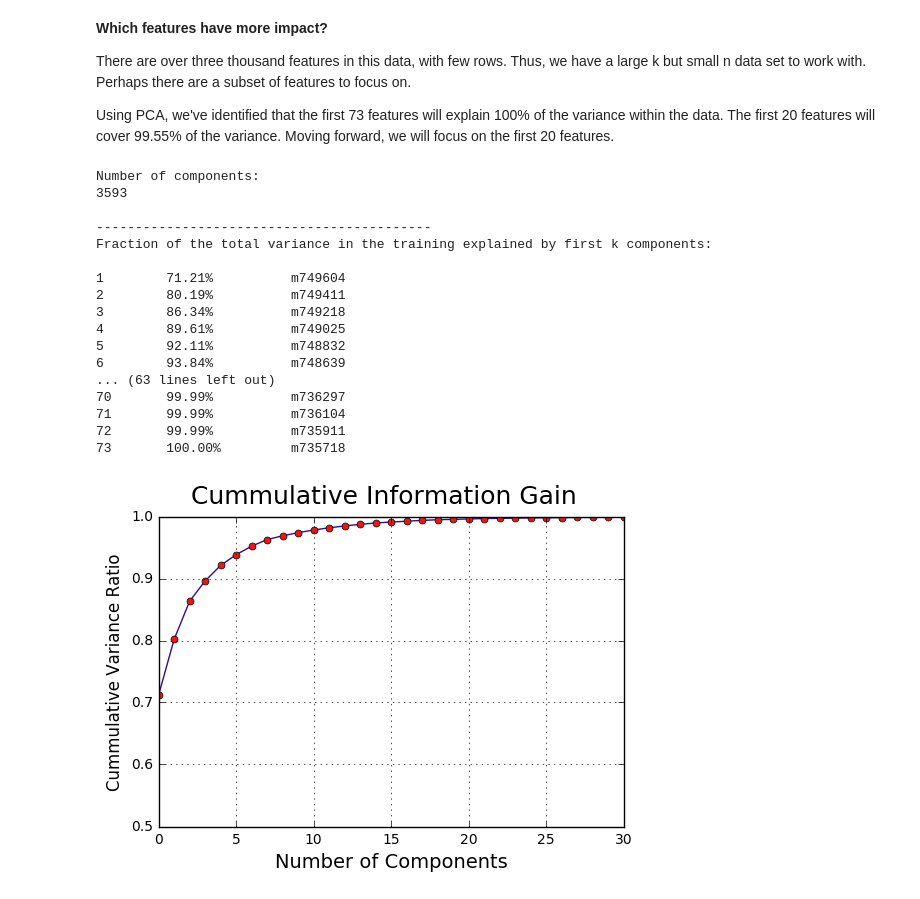
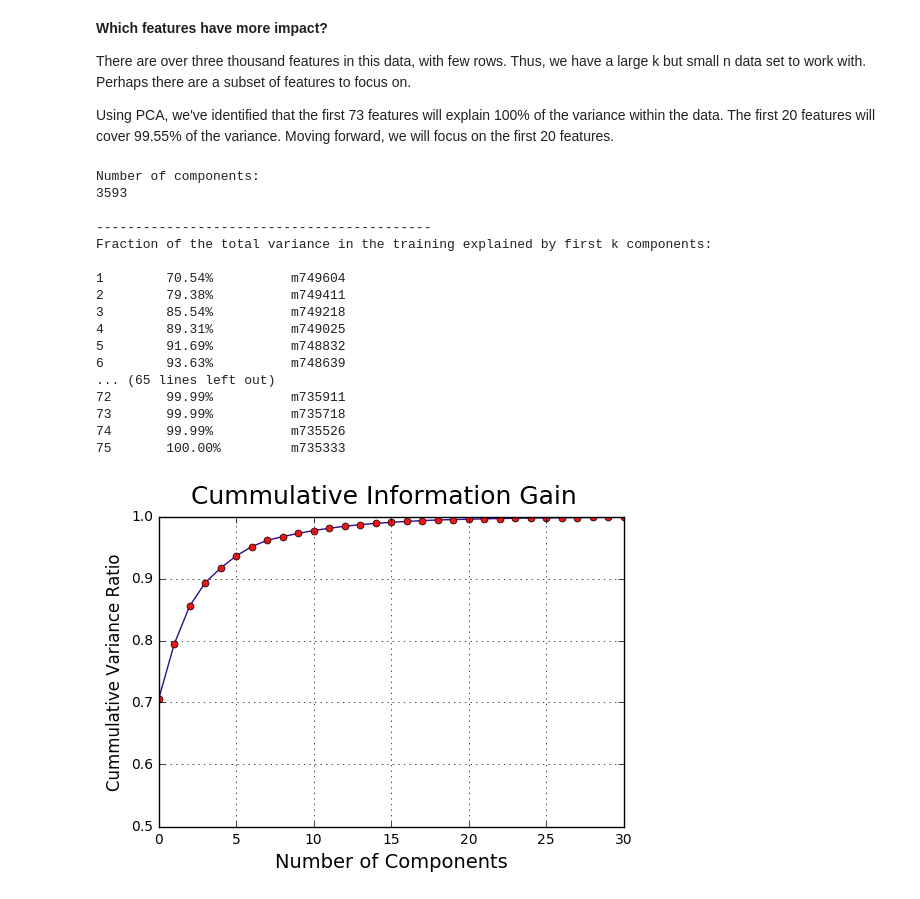
Before and after one commit to carlosscastro/kaggle_africa_soil, a Jupyter notebook: notebook/jennifer_casper_africasoil.ipynb, the cells around one changed output. Drawn from its saved outputs; the diff is of its cells as text; code cells hidden in the pictures.

```diff
--- a/notebook/jennifer_casper_africasoil.ipynb
+++ b/notebook/jennifer_casper_africasoil.ipynb
@@ -284,7 +301,7 @@ Using PCA, we've identified that the first 73 features will explain 100% of the
 # Run PCA using all of the features
 n_comp = feature_names.shape[0]
 pca_all = PCA(n_components = n_comp)
-pca_all.fit(train_data)
+pca_all.fit(X)
 
 # Check outcome attributes
 print 'Number of components: \n', pca_all.n_components_
@@ -293,42 +310,42 @@ print 'Number of components: \n', pca_all.n_components_
 #print 'Cumulative explained variance: \n', np.cumsum(pca_all.explained_variance_ratio_)
 #SANITY CHECK: print np.sum(pca_all.explained_variance_ratio_)
 #print 'Mean: \n', pca_all.mean_
 #print 'PCA components: \n', pca_all.components_
 
 # Plot the Information Gain graph
 fig = plt.figure()
 ax = fig.add_subplot(111)
 ax.plot(np.cumsum(pca_all.explained_variance_ratio_), color = '#340B8C', marker = 'o', ms = 5, mfc = '#EB1717')
 fig.suptitle('Cummulative Information Gain', fontsize=18)
 plt.xlabel('Number of Components', fontsize=14)
 plt.ylabel('Cummulative Variance Ratio', fontsize=12)
 plt.grid(True)
 ax.set_xlim([0,30])
 ax.set_ylim([0.5,1.0])
 
 # Output variance fractions
 print '\n-------------------------------------------'
 print 'Fraction of the total variance in the training explained by first k components: \n'
-for k in range(1,74):
+for k in range(1,76):
     s = sum(pca_all.explained_variance_ratio_[0:k])
     #SANITY CHECK: print np.cumsum(pca_all.explained_variance_ratio_)[k-1]
     print("%d \t %s \t %s" % (k, '{0:.2f}%'.format(s * 100), feature_names[k]))
 # %% [output]
 Number of components:
 3593
 
 -------------------------------------------
 Fraction of the total variance in the training explained by first k components:
 
-1        71.21%          m749604
-2        80.19%          m749411
-3        86.34%          m749218
-4        89.61%          m749025
-5        92.11%          m748832
-6        93.84%          m748639
-... (63 lines left out)
-70       99.99%          m736297
-71       99.99%          m736104
+1        70.54%          m749604
+2        79.38%          m749411
+3        85.54%          m749218
+4        89.31%          m749025
+5        91.69%          m748832
+6        93.63%          m748639
+... (65 lines left out)
 72       99.99%          m735911
-73       100.00%         m735718
+73       99.99%          m735718
+74       99.99%          m735526
+75       100.00%         m735333
-[figure, old version]
+[figure, new version]
```
Also changed, not shown: parts of 5 cells of this notebook.
